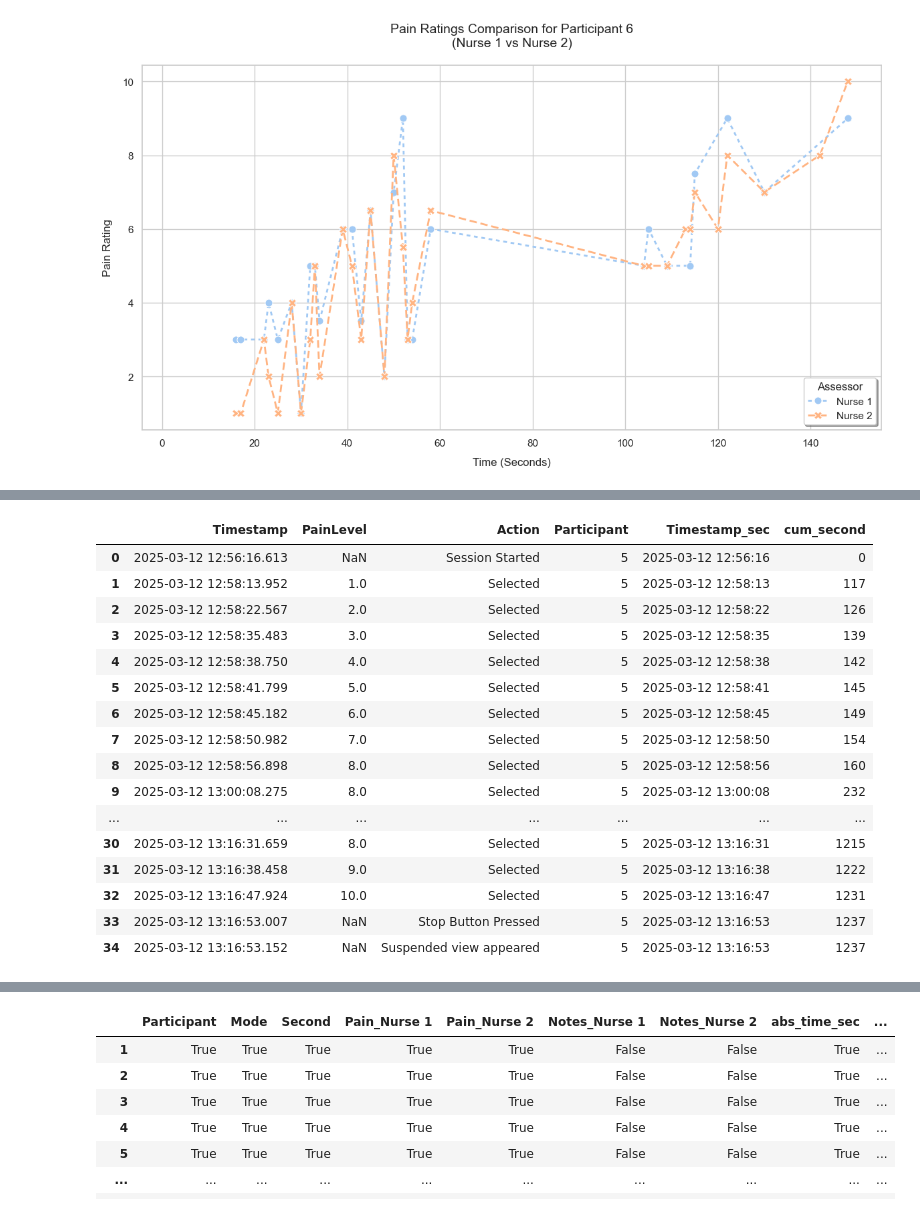
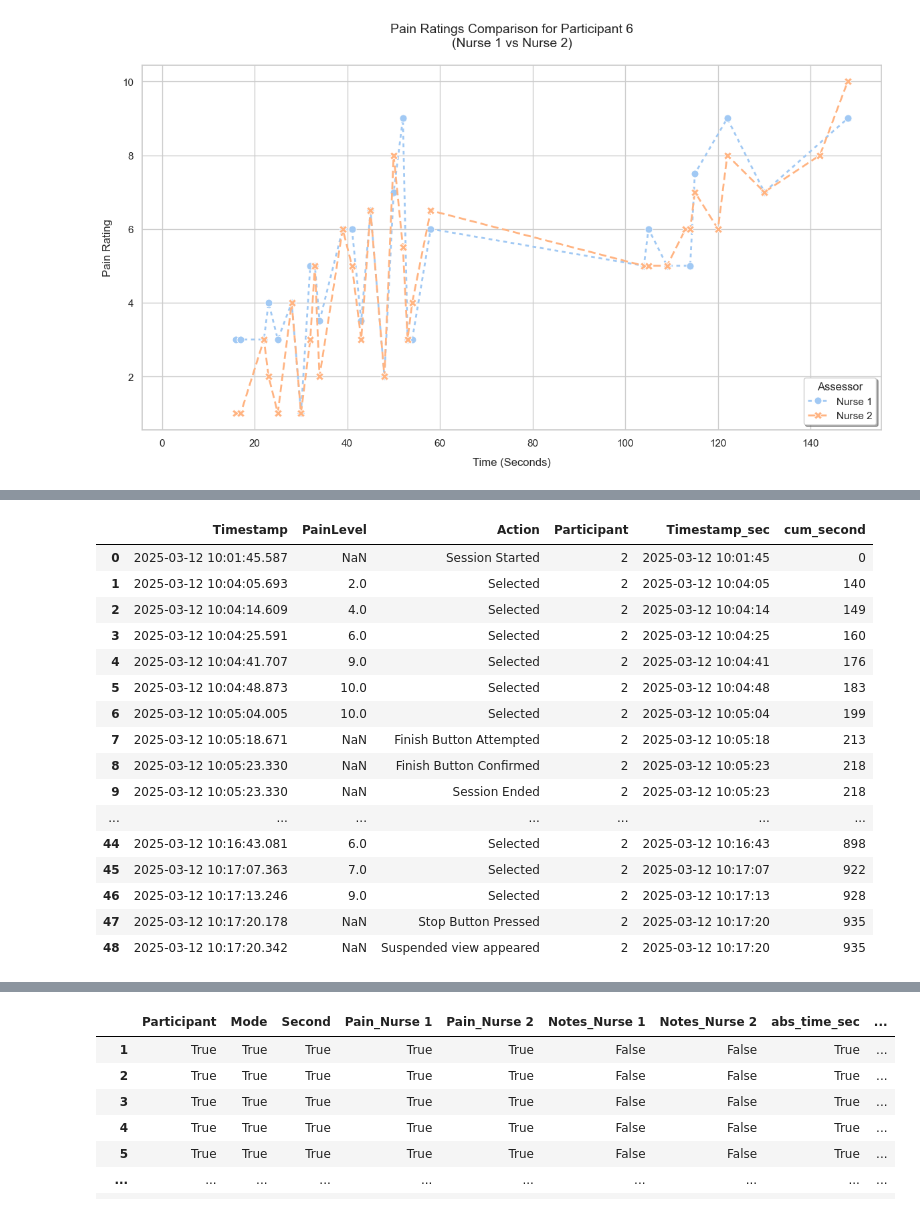
Before and after one commit to straybird16/PA_data_2025_03_12, a Jupyter notebook: plot_nurse_assessment.ipynb, the cells around one changed output, grey strips where cells are left out. Drawn from its saved outputs; the diff is of its cells as text; code cells hidden in the pictures.

```diff
--- a/plot_nurse_assessment.ipynb
+++ b/plot_nurse_assessment.ipynb
@@ -270,38 +270,38 @@ aligned_df.query(f"Participant == {p}").to_csv(f'nurse_scoring/00{p}.csv')
 # %%
 # merge all self-report to one self-report .csv file
 # load
-p=5
+p=2
 self_df = pd.read_csv(f"self_report/00{p}.csv")
 self_df['Participant'] = p
 # floor timestamp to the scale of second
 self_df['Timestamp'] = pd.to_datetime(self_df['Timestamp'], format="%Y-%m-%d %H:%M:%S.%f")
 self_df['Timestamp_sec'] = self_df['Timestamp'].dt.floor('s')
 # convert timestamps to relative time w.r.t. start of the session
 self_df['cum_second'] = (
     self_df
     .groupby('Participant')['Timestamp_sec']
     .transform(lambda x: (x - x.min()).dt.total_seconds().astype(int))
 )
 self_df.to_csv(f'self_report/processed/00{p}.csv')
 self_df
 # %% [output]
 |  | Timestamp | PainLevel | Action | Participant | Timestamp_sec | cum_second |
-| 0 | 2025-03-12 12:56:16.613 | NaN | Session Started | 5 | 2025-03-12 12:56:16 | 0 |
-| 1 | 2025-03-12 12:58:13.952 | 1.0 | Selected | 5 | 2025-03-12 12:58:13 | 117 |
-| 2 | 2025-03-12 12:58:22.567 | 2.0 | Selected | 5 | 2025-03-12 12:58:22 | 126 |
-| 3 | 2025-03-12 12:58:35.483 | 3.0 | Selected | 5 | 2025-03-12 12:58:35 | 139 |
-| 4 | 2025-03-12 12:58:38.750 | 4.0 | Selected | 5 | 2025-03-12 12:58:38 | 142 |
-| 5 | 2025-03-12 12:58:41.799 | 5.0 | Selected | 5 | 2025-03-12 12:58:41 | 145 |
-| 6 | 2025-03-12 12:58:45.182 | 6.0 | Selected | 5 | 2025-03-12 12:58:45 | 149 |
-| 7 | 2025-03-12 12:58:50.982 | 7.0 | Selected | 5 | 2025-03-12 12:58:50 | 154 |
-| 8 | 2025-03-12 12:58:56.898 | 8.0 | Selected | 5 | 2025-03-12 12:58:56 | 160 |
-| 9 | 2025-03-12 13:00:08.275 | 8.0 | Selected | 5 | 2025-03-12 13:00:08 | 232 |
+| 0 | 2025-03-12 10:01:45.587 | NaN | Session Started | 2 | 2025-03-12 10:01:45 | 0 |
+| 1 | 2025-03-12 10:04:05.693 | 2.0 | Selected | 2 | 2025-03-12 10:04:05 | 140 |
+| 2 | 2025-03-12 10:04:14.609 | 4.0 | Selected | 2 | 2025-03-12 10:04:14 | 149 |
+| 3 | 2025-03-12 10:04:25.591 | 6.0 | Selected | 2 | 2025-03-12 10:04:25 | 160 |
+| 4 | 2025-03-12 10:04:41.707 | 9.0 | Selected | 2 | 2025-03-12 10:04:41 | 176 |
+| 5 | 2025-03-12 10:04:48.873 | 10.0 | Selected | 2 | 2025-03-12 10:04:48 | 183 |
+| 6 | 2025-03-12 10:05:04.005 | 10.0 | Selected | 2 | 2025-03-12 10:05:04 | 199 |
+| 7 | 2025-03-12 10:05:18.671 | NaN | Finish Button Attempted | 2 | 2025-03-12 10:05:18 | 213 |
+| 8 | 2025-03-12 10:05:23.330 | NaN | Finish Button Confirmed | 2 | 2025-03-12 10:05:23 | 218 |
+| 9 | 2025-03-12 10:05:23.330 | NaN | Session Ended | 2 | 2025-03-12 10:05:23 | 218 |
 | ... | ... | ... | ... | ... | ... | ... |
-| 30 | 2025-03-12 13:16:31.659 | 8.0 | Selected | 5 | 2025-03-12 13:16:31 | 1215 |
-| 31 | 2025-03-12 13:16:38.458 | 9.0 | Selected | 5 | 2025-03-12 13:16:38 | 1222 |
-| 32 | 2025-03-12 13:16:47.924 | 10.0 | Selected | 5 | 2025-03-12 13:16:47 | 1231 |
-| 33 | 2025-03-12 13:16:53.007 | NaN | Stop Button Pressed | 5 | 2025-03-12 13:16:53 | 1237 |
-| 34 | 2025-03-12 13:16:53.152 | NaN | Suspended view appeared | 5 | 2025-03-12 13:16:53 | 1237 |
+| 44 | 2025-03-12 10:16:43.081 | 6.0 | Selected | 2 | 2025-03-12 10:16:43 | 898 |
+| 45 | 2025-03-12 10:17:07.363 | 7.0 | Selected | 2 | 2025-03-12 10:17:07 | 922 |
+| 46 | 2025-03-12 10:17:13.246 | 9.0 | Selected | 2 | 2025-03-12 10:17:13 | 928 |
+| 47 | 2025-03-12 10:17:20.178 | NaN | Stop Button Pressed | 2 | 2025-03-12 10:17:20 | 935 |
+| 48 | 2025-03-12 10:17:20.342 | NaN | Suspended view appeared | 2 | 2025-03-12 10:17:20 | 935 |
 # %%
 # concat and align self report to the nurse evaluations
 # load
```
Also changed, not shown: parts of 5 cells of this notebook, 9 other files.
